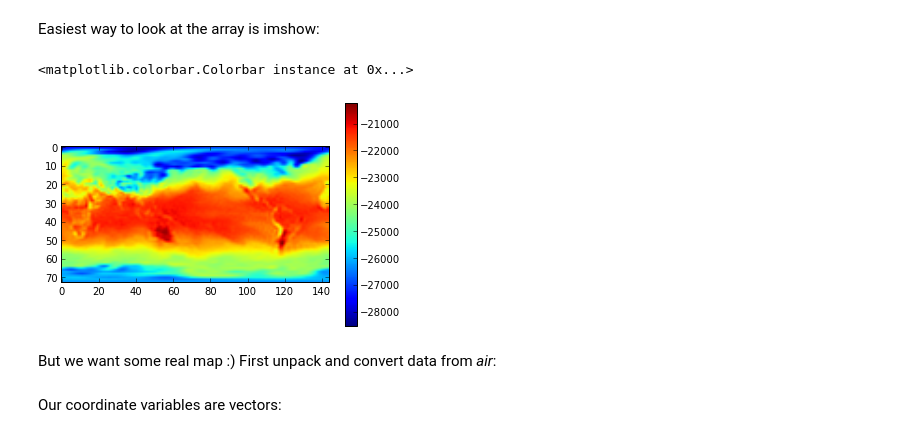
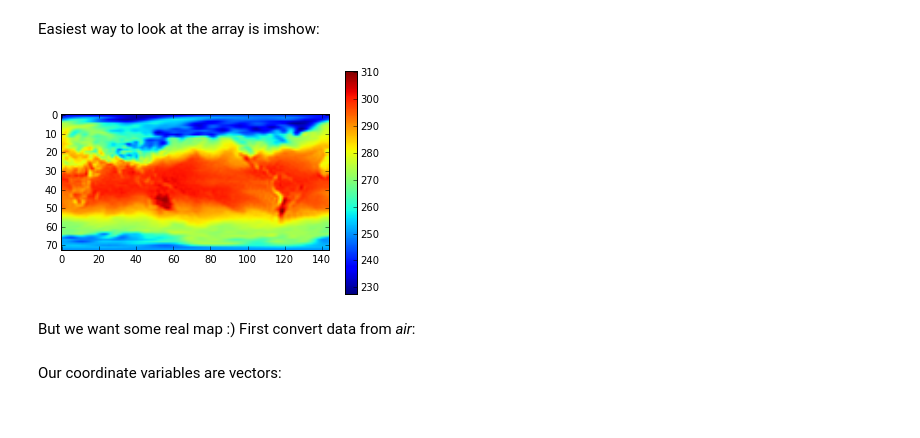
Before and after one commit to koldunovn/python_for_geosciences, a Jupyter notebook: 05 - Graphs and maps (Matplotlib and Basemap).ipynb, the cells around one changed output. Cells and saved outputs as stored; diff of their text form; code cells hidden in the pictures.

Commit message:
use netCDF4 instead of scipy.io.netcdf, imports

```diff
--- a/05 - Graphs and maps (Matplotlib and Basemap).ipynb
+++ b/05 - Graphs and maps (Matplotlib and Basemap).ipynb
@@ -146,5 +134,5 @@ from scipy.io import netcdf
 # %%
-f =netcdf.netcdf_file('air.sig995.2012.nc')
+f =Dataset('air.sig995.2012.nc')
 # %% [markdown]
 Here we create netCDF variable objec for *air* (we would like to have acces to some of the attributes), but from *lat* and *lon* we import only data valies:
 # %%
@@ -154,11 +142,10 @@ lon = f.variables['lon'][:]
 # %% [markdown]
 Easiest way to look at the array is imshow:
 # %%
-imshow(air[0,:,:])
-colorbar()
+plt.imshow(air[0,:,:])
+plt.colorbar();
 # %% [output]
-<matplotlib.colorbar.Colorbar instance at 0x...>
-[figure, old version]
+[figure, new version]
 # %% [markdown]
-But we want some real map :) First unpack and convert data from *air*:
+But we want some real map :) First convert data from *air*:
 # %%
```
Also changed, not shown: parts of 19 cells of this notebook.
